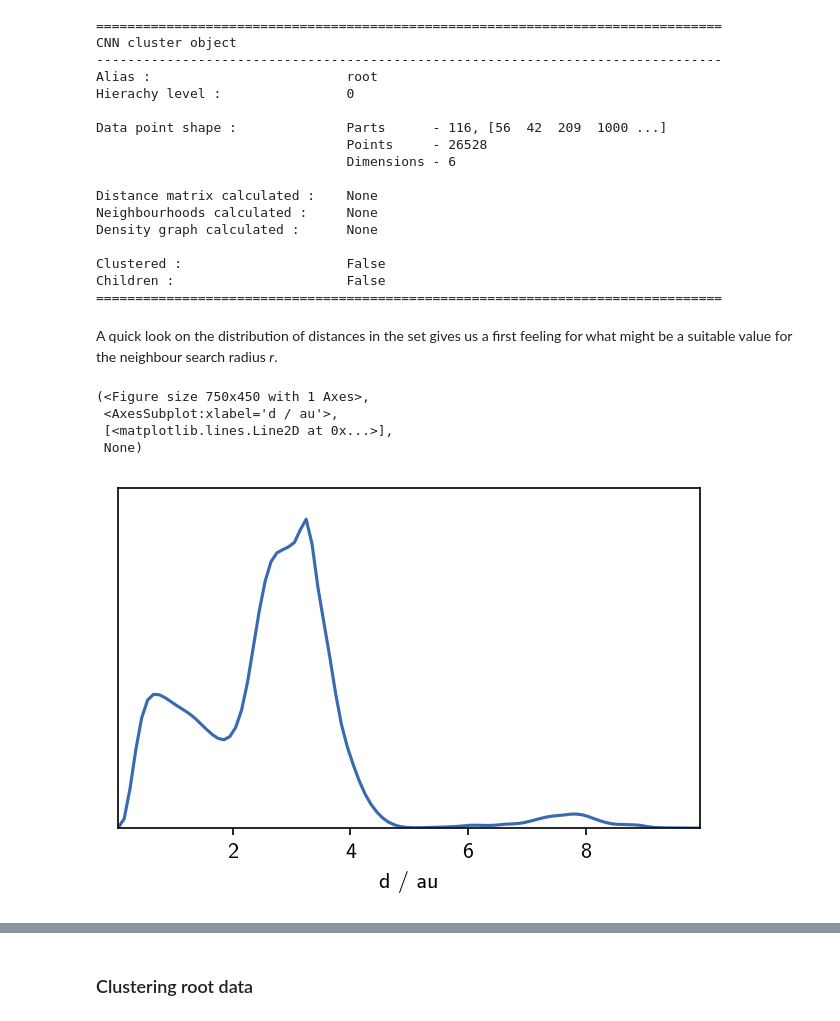
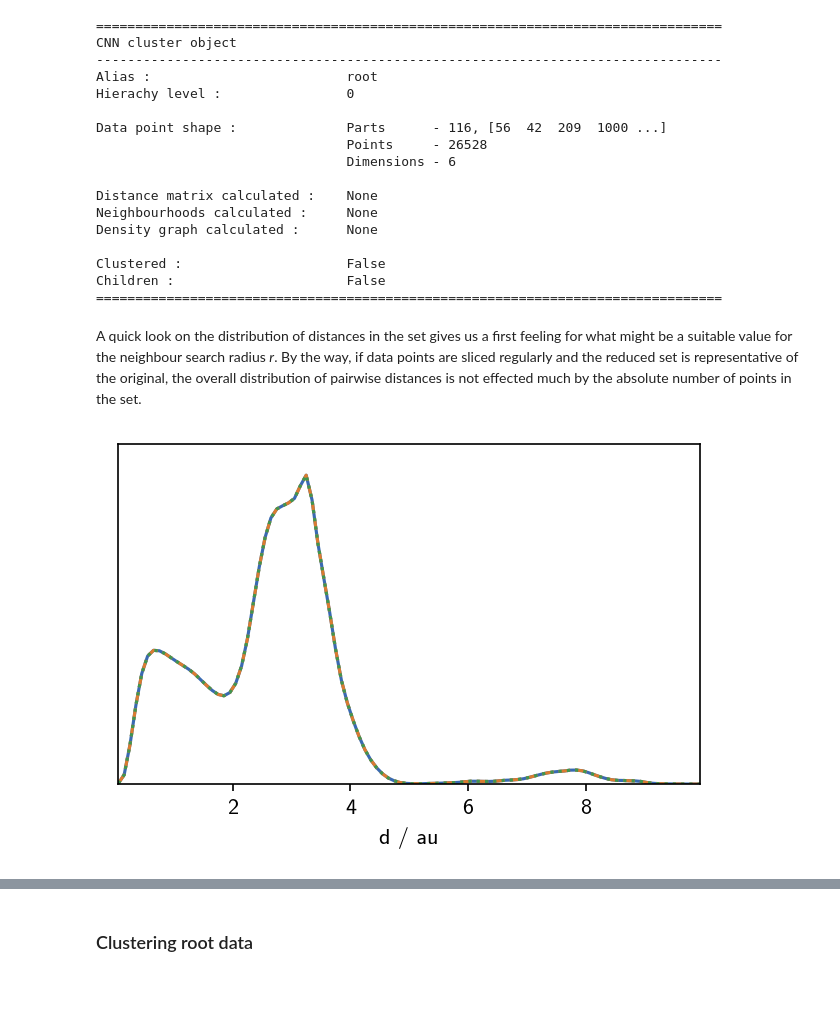
Before and after one commit to janjoswig/CommonNNClustering, a Jupyter notebook: docsrc/tutorial/md_example.ipynb, the cells around one changed output, grey strips where cells are left out. Cells and saved outputs as stored; diff of their text form; code cells hidden in the pictures; blank space fills up the shorter version.

```diff
--- a/docsrc/tutorial/md_example.ipynb
+++ b/docsrc/tutorial/md_example.ipynb
@@ -165,13 +167,24 @@ Clustered :                     False
 Children :                      False
 ================================================================================
 # %% [markdown]
-A quick look on the distribution of distances in the set gives us a first feeling for what might be a suitable value for the neighbour search radius *r*.
+A quick look on the distribution of distances in the set gives us a first feeling for what might be a suitable value for the neighbour search radius *r*. By the way, if data points are sliced regularly and the reduced set is representative of the original, the overall distribution of pairwise distances is not effected much by the absolute number of points in the set.
-# %%
-langerin_reduced.calc_dist(mmap=True, chunksize=5000)  # Pre-calculate point distances and temporary store on disk
-langerin_reduced.dist_hist()
-# %% [output]
-(<Figure size 750x450 with 1 Axes>,
- <AxesSubplot:xlabel='d / au'>,
- [<matplotlib.lines.Line2D at 0x...>],
- None)
-[figure, removed]
+# %%
+linestyles = ["solid", "dashed", "dotted"]
+
+fig, ax = plt.subplots()
+for linestyle, red in zip(linestyles, [10, 500, 2000]):
+    langerin_reduced = langerin.cut(points=(None, None, 100))
+    langerin_reduced.calc_dist(mmap=True, chunksize=2500)
+    # Pre-calculate point distances and temporary store on disk
+
+    langerin_reduced.dist_hist(ax=ax,
+                               plot_props={"linestyle": linestyle})
+
+    # Free memory
+    %xdel langerin_reduced
+    gc.collect()
+
+langerin_reduced = langerin.cut(points=(None, None, 100))
+langerin_reduced.calc_dist(mmap=True, chunksize=2500)
+# %% [output]
+[figure, added]
```
Also changed, not shown: parts of 88 cells of this notebook, 3 other files.
